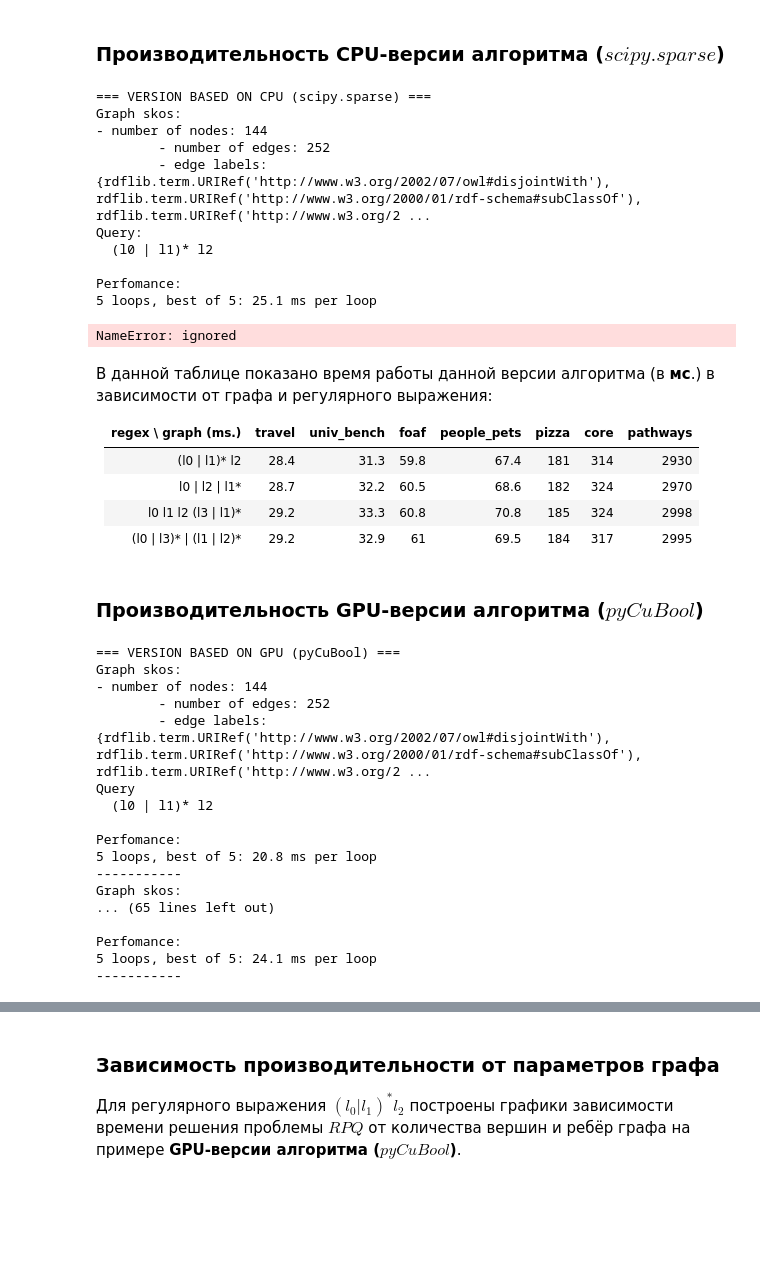
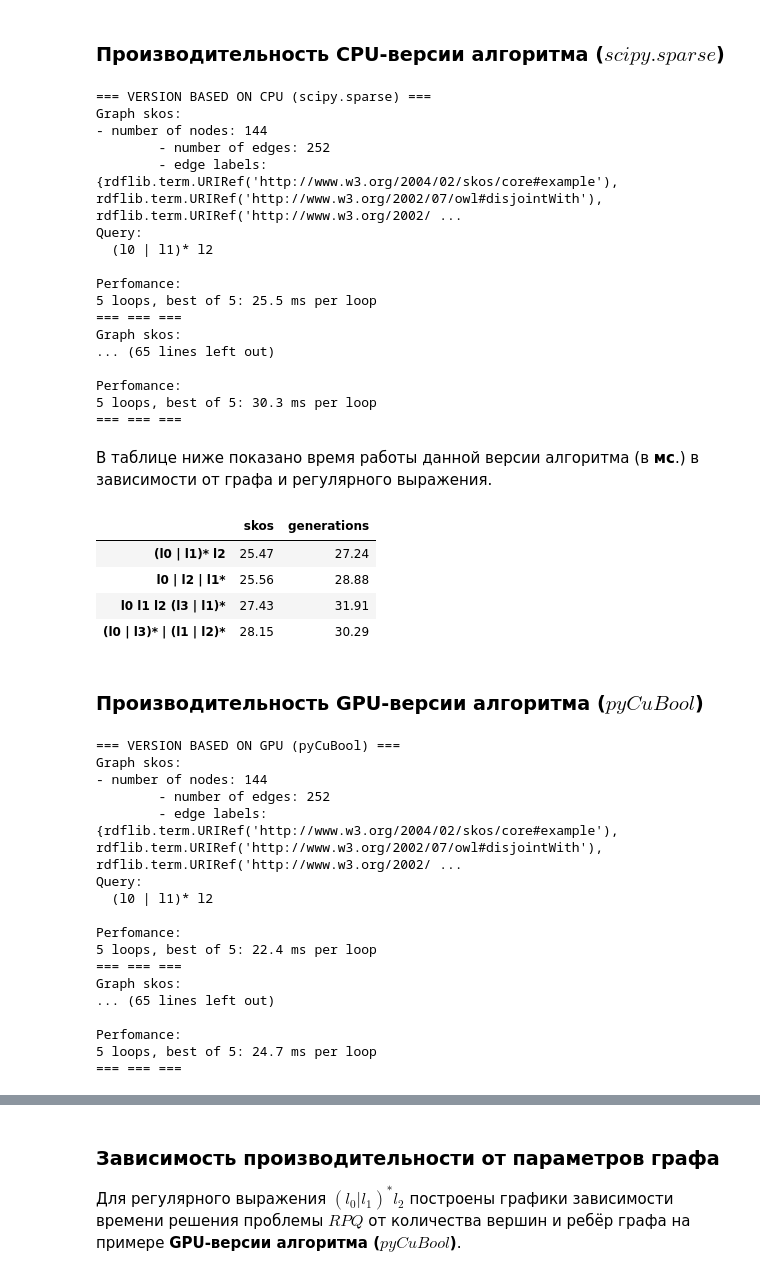
Before and after one commit to FormalLanguageConstrainedPathQuerying/formal-lang-course, a Jupyter notebook: researches/rpq_research.ipynb, the cells around one changed output, grey strips where cells are left out. Cells and saved outputs as stored; diff of their text form; code cells hidden in the pictures; blank space fills up the shorter version.

```diff
--- a/researches/rpq_research.ipynb
+++ b/researches/rpq_research.ipynb
@@ -687,16 +700,17 @@ print("CPUs " + str(platform.os.cpu_count()))
 # %%
 import pandas as pd
 
-experiments = {}
-experiments["queries"] = ["(l0 | l1)* l2", "l0 | l2 | l1*",
-                          "l0 l1 l2 (l3 | l1)*", "(l0 | l3)* | (l1 | l2)*"]
+results_dict = {}
 
 print("=== VERSION BASED ON CPU (scipy.sparse) ===")
+
+queries = ["(l0 | l1)* l2", "l0 | l2 | l1*",
+          "l0 l1 l2 (l3 | l1)*", "(l0 | l3)* | (l1 | l2)*"]
 
 for graph in GRAPHS:
   labels = list(graph.description.edge_labels)
 
-  results = []
+  experiments = []
 
   for query_generator in QUERIES:
     query = query_generator(labels)
@@ -705,19 +719,28 @@ for graph in GRAPHS:
     print(f"Query: {query_generator.__doc__}")
     print("Perfomance:")
     result = %timeit -o -n 5 regular_path_querying(graph.graph, query, mode="cpu")
-    results.append(result)
-    print("-----------")
+    experiments.append(round(result.best * 1000, 2))
+    print("=== === ===")
 
-  experiments[graph.description.name] = results
+  results_dict[graph.description.name] = experiments
+
+results_df: pd.DataFrame = pd.DataFrame.from_dict(results_dict)
+results_df.index = queries
 # %% [output]
 === VERSION BASED ON CPU (scipy.sparse) ===
 Graph skos:
 - number of nodes: 144
         - number of edges: 252
-        - edge labels: {rdflib.term.URIRef('http://www.w3.org/2002/07/owl#disjointWith'), rdflib.term.URIRef('http://www.w3.org/2000/01/rdf-schema#subClassOf'), rdflib.term.URIRef('http://www.w3.org/2 ...
+        - edge labels: {rdflib.term.URIRef('http://www.w3.org/2004/02/skos/core#example'), rdflib.term.URIRef('http://www.w3.org/2002/07/owl#disjointWith'), rdflib.term.URIRef('http://www.w3.org/2002/ ...
 Query:
   (l0 | l1)* l2
 
 Perfomance:
-5 loops, best of 5: 25.1 ms per loop
+5 loops, best of 5: 25.5 ms per loop
+=== === ===
+Graph skos:
+... (65 lines left out)
+
+Perfomance:
+5 loops, best of 5: 30.3 ms per loop
+=== === ===
-NameError: ignored
@@ -726,43 +747,57 @@ experiments
-# %% [markdown]
-В данной таблице показано время работы данной версии алгоритма (в **мс**.) в зависимости от графа и регулярного выражения:
-
-| regex \ graph (ms.) | travel | univ_bench | foaf | people_pets | pizza | core | pathways |
-|---------------|--------|------------|------|-------------|-------|------|---------|
-| (l0 \| l1)* l2 | 28.4 | 31.3 | 59.8 | 67.4 | 181 | 314 | 2930 |
-| l0 \| l2 \| l1* | 28.7 | 32.2 | 60.5 | 68.6 | 182 | 324 | 2970 |
-| l0 l1 l2 (l3 \| l1)* | 29.2 | 33.3 | 60.8 | 70.8 | 185 | 324 | 2998 |
-| (l0 \| l3)* \| (l1 \| l2)* | 29.2 | 32.9 | 61 | 69.5 | 184 | 317 | 2995 |
+# %% [markdown]
+В таблице ниже показано время работы данной версии алгоритма (в **мс**.) в зависимости от графа и регулярного выражения.
+# %%
+results_df
+# %% [output]
+|  | skos | generations |
+| (l0 | l1)* l2 | 25.47 | 27.24 |
+| l0 | l2 | l1* | 25.56 | 28.88 |
+| l0 l1 l2 (l3 | l1)* | 27.43 | 31.91 |
+| (l0 | l3)* | (l1 | l2)* | 28.15 | 30.29 |
 # %% [markdown]
 ### Производительность GPU-версии алгоритма ($pyCuBool$)
 # %%
+results_dict = {}
+
 print("=== VERSION BASED ON GPU (pyCuBool) ===")
+
+queries = ["(l0 | l1)* l2", "l0 | l2 | l1*",
+          "l0 l1 l2 (l3 | l1)*", "(l0 | l3)* | (l1 | l2)*"]
 
 for graph in GRAPHS:
   labels = list(graph.description.edge_labels)
+
+  experiments = []
 
   for query_generator in QUERIES:
     query = query_generator(labels)
 
     print(str(graph))
-    print(f"Query {query_generator.__doc__}")
+    print(f"Query: {query_generator.__doc__}")
     print("Perfomance:")
-    %timeit -n 5 result = regular_path_querying(graph.graph, query, mode="gpu")
-    print("-----------")
+    result = %timeit -o -n 5 regular_path_querying(graph.graph, query, mode="gpu")
+    experiments.append(round(result.best * 1000, 2))
+    print("=== === ===")
+
+  results_dict[graph.description.name] = experiments
+
+results_df: pd.DataFrame = pd.DataFrame.from_dict(results_dict)
+results_df.index = queries
 # %% [output]
 === VERSION BASED ON GPU (pyCuBool) ===
 Graph skos:
 - number of nodes: 144
         - number of edges: 252
-        - edge labels: {rdflib.term.URIRef('http://www.w3.org/2002/07/owl#disjointWith'), rdflib.term.URIRef('http://www.w3.org/2000/01/rdf-schema#subClassOf'), rdflib.term.URIRef('http://www.w3.org/2 ...
-Query
+        - edge labels: {rdflib.term.URIRef('http://www.w3.org/2004/02/skos/core#example'), rdflib.term.URIRef('http://www.w3.org/2002/07/owl#disjointWith'), rdflib.term.URIRef('http://www.w3.org/2002/ ...
+Query:
   (l0 | l1)* l2
 
 Perfomance:
-5 loops, best of 5: 20.8 ms per loop
------------
+5 loops, best of 5: 22.4 ms per loop
+=== === ===
 Graph skos:
 ... (65 lines left out)
 
 Perfomance:
-5 loops, best of 5: 24.1 ms per loop
------------
+5 loops, best of 5: 24.7 ms per loop
+=== === ===
```
Also changed, not shown: parts of 6 cells of this notebook.
